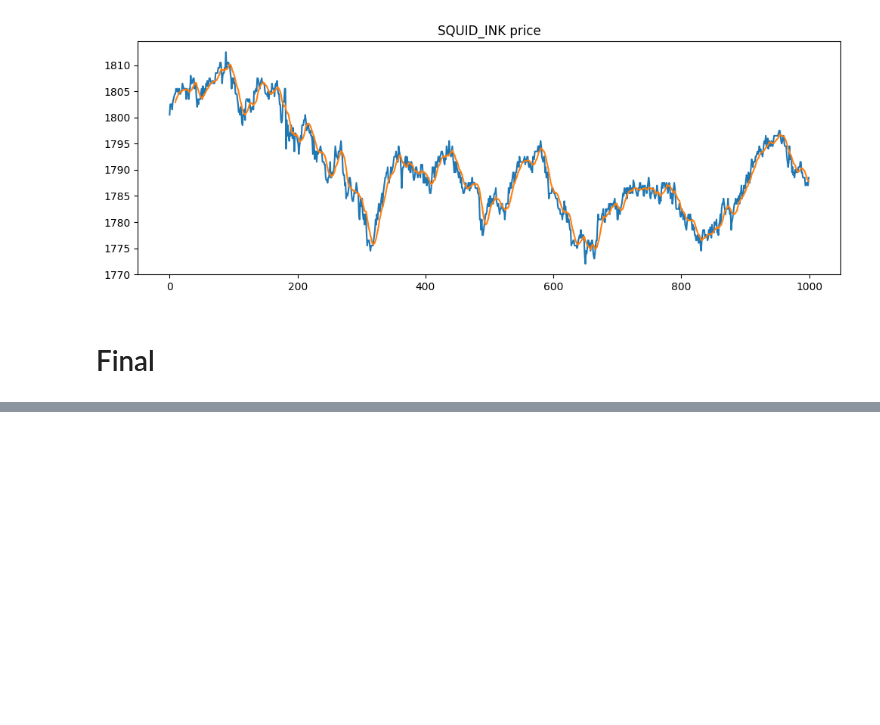
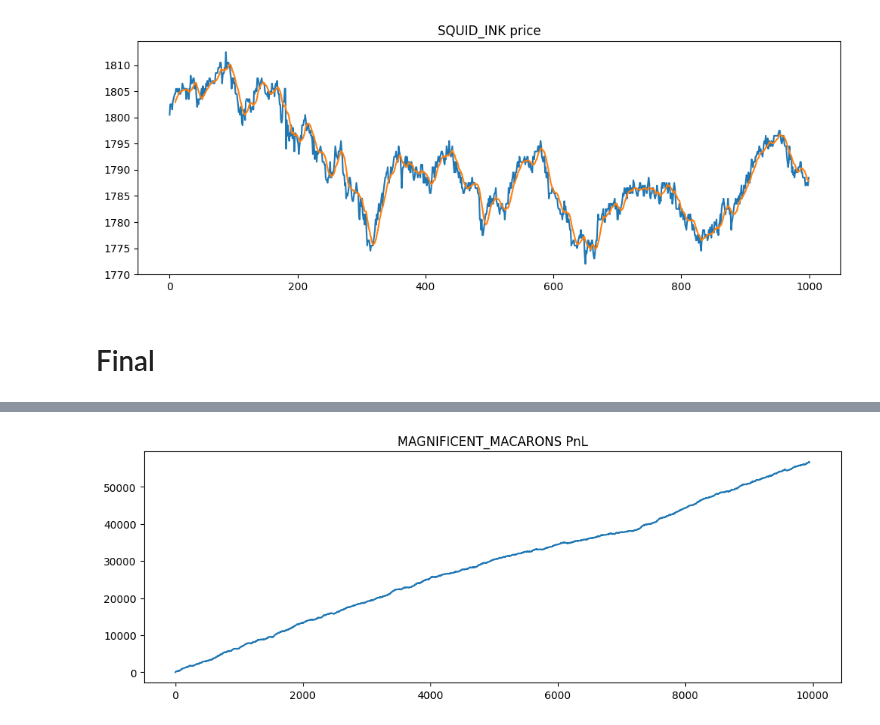
Before and after one commit to aemilani/imc-prosperity-3, a Jupyter notebook: notebooks/logs_round_4.ipynb, the cells around one changed output, grey strips where cells are left out. Drawn from its saved outputs; the diff is of its cells as text; code cells hidden in the pictures; blank space fills up the shorter version.

```diff
--- a/notebooks/logs_round_4.ipynb
+++ b/notebooks/logs_round_4.ipynb
@@ -285,0 +261,7 @@ plt.show()
+# %%
+plt.figure(figsize=(12, 4))
+plt.plot(activities[activities['product'] == 'MAGNIFICENT_MACARONS']['profit_and_loss'].to_numpy())
+plt.title('MAGNIFICENT_MACARONS PnL')
+plt.show()
+# %% [output]
+[figure, added]
```
Also changed, not shown: parts of 14 cells of this notebook, 4 other files.
